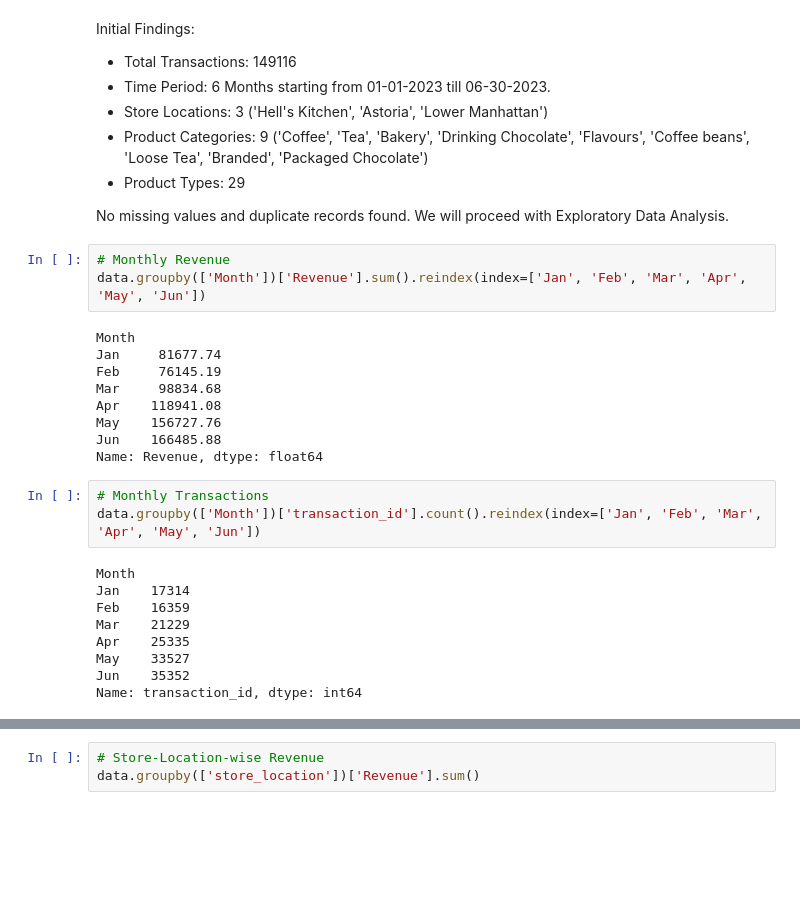
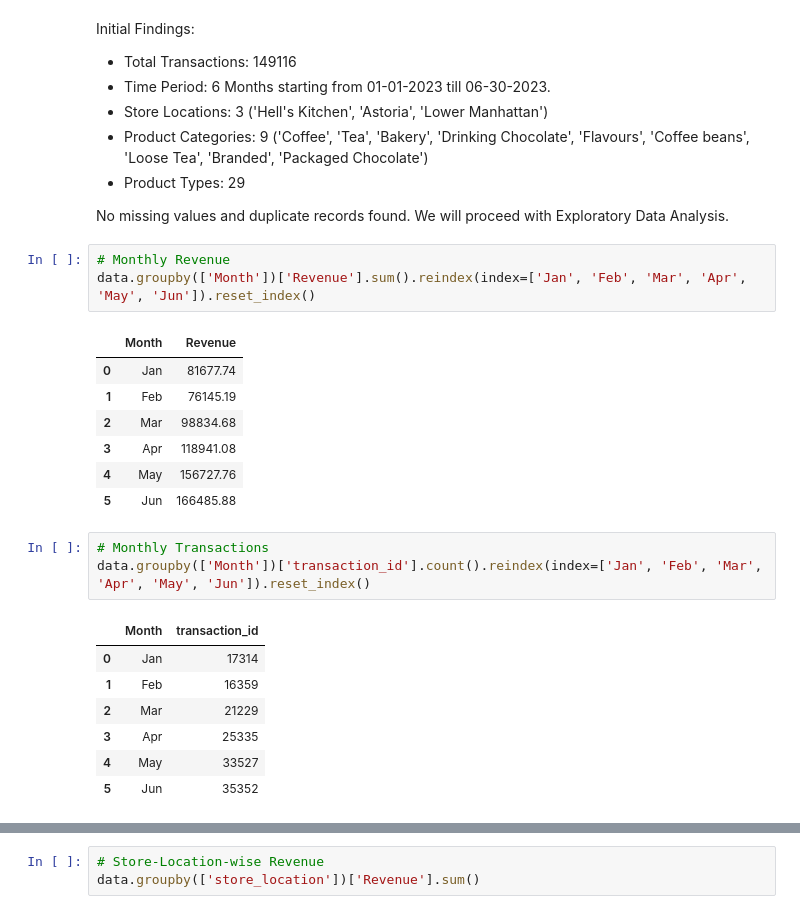
Before and after one commit to Akshay-Paunikar/Maven_Analytics_Challenges, a Jupyter notebook: Projects/Coffee_Shop_Sales/Coffee_Shop_Sales.ipynb, the cells around one changed output, grey strips where cells are left out. Saved outputs shown, nothing was run; the diff lists cells and outputs as text; blank space fills up the shorter version.

Commit message:
Coffee Shop Sales - Monthly Transactions & Revenue

```diff
--- a/Projects/Coffee_Shop_Sales/Coffee_Shop_Sales.ipynb
+++ b/Projects/Coffee_Shop_Sales/Coffee_Shop_Sales.ipynb
@@ -135,28 +135,26 @@ Initial Findings:
 No missing values and duplicate records found. We will proceed with Exploratory Data Analysis.
 # %%
 # Monthly Revenue
-data.groupby(['Month'])['Revenue'].sum().reindex(index=['Jan', 'Feb', 'Mar', 'Apr', 'May', 'Jun'])
+data.groupby(['Month'])['Revenue'].sum().reindex(index=['Jan', 'Feb', 'Mar', 'Apr', 'May', 'Jun']).reset_index()
 # %% [output]
-Month
-Jan     81677.74
-Feb     76145.19
-Mar     98834.68
-Apr    118941.08
-May    156727.76
-Jun    166485.88
-Name: Revenue, dtype: float64
+|  | Month | Revenue |
+| 0 | Jan | 81677.74 |
+| 1 | Feb | 76145.19 |
+| 2 | Mar | 98834.68 |
+| 3 | Apr | 118941.08 |
+| 4 | May | 156727.76 |
+| 5 | Jun | 166485.88 |
 # %%
 # Monthly Transactions
-data.groupby(['Month'])['transaction_id'].count().reindex(index=['Jan', 'Feb', 'Mar', 'Apr', 'May', 'Jun'])
+data.groupby(['Month'])['transaction_id'].count().reindex(index=['Jan', 'Feb', 'Mar', 'Apr', 'May', 'Jun']).reset_index()
 # %% [output]
-Month
-Jan    17314
-Feb    16359
-Mar    21229
-Apr    25335
-May    33527
-Jun    35352
-Name: transaction_id, dtype: int64
+|  | Month | transaction_id |
+| 0 | Jan | 17314 |
+| 1 | Feb | 16359 |
+| 2 | Mar | 21229 |
+| 3 | Apr | 25335 |
+| 4 | May | 33527 |
+| 5 | Jun | 35352 |
 # %%
 plt.figure(figsize=(18,4))
 
```
Also changed, not shown: parts of 1 cell of this notebook.
